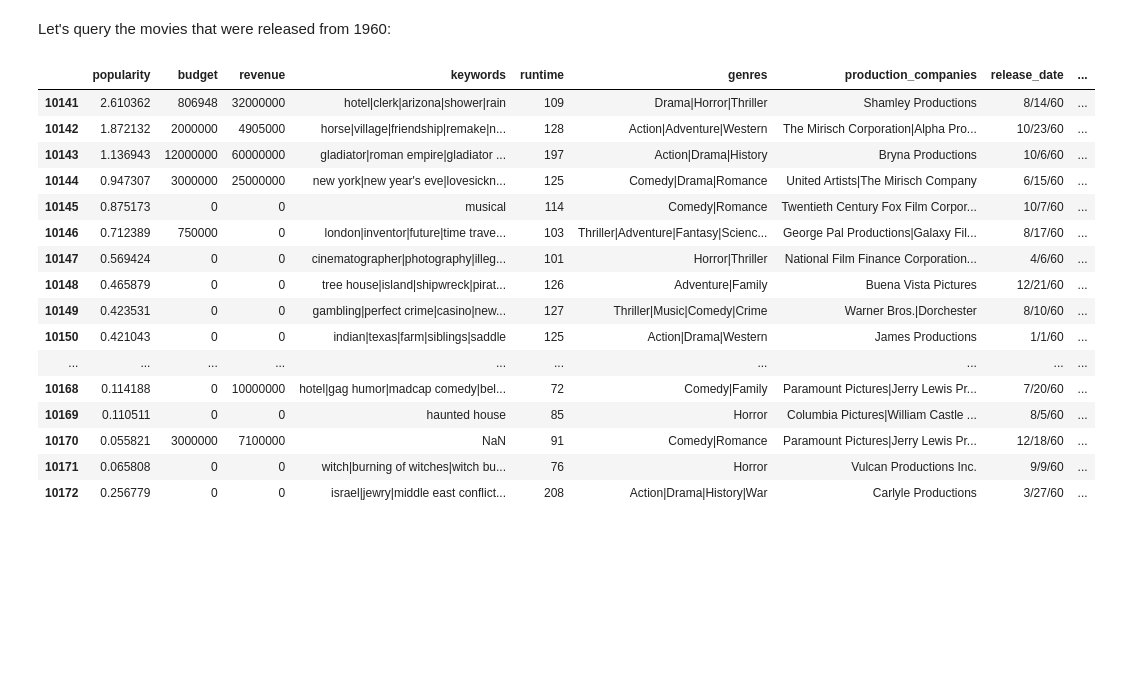
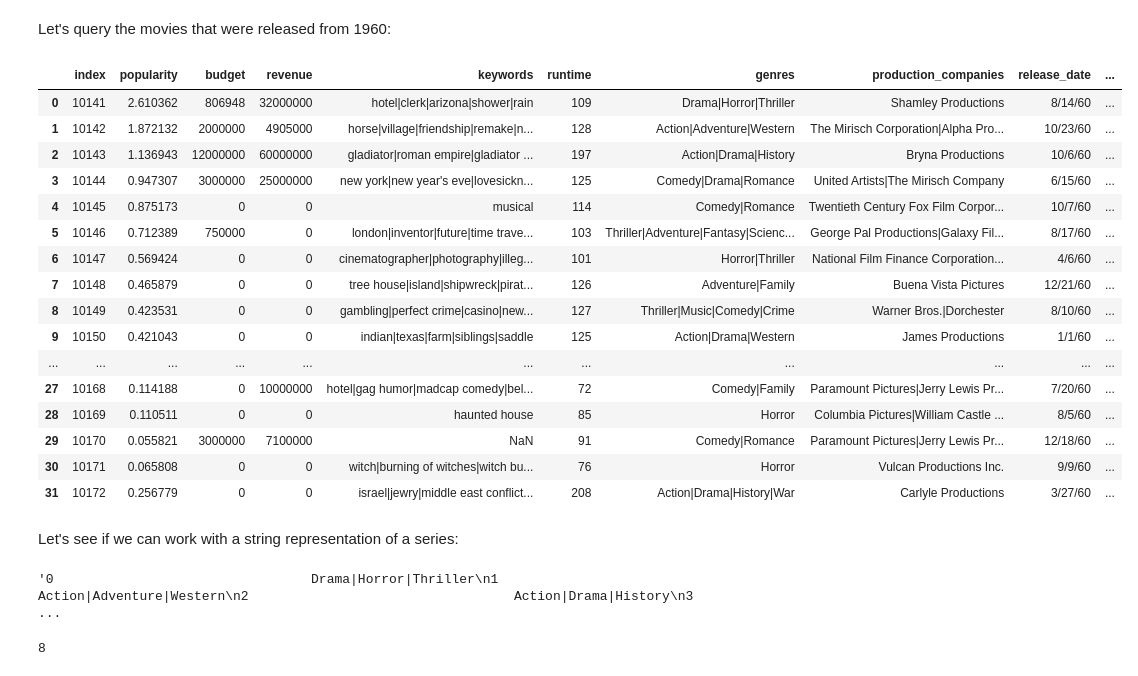
Before and after one commit to PSAB/Analyzing-movie-data, a Jupyter notebook: TMDB 5000 Movie Dataset Analysis.ipynb, the cells around one changed output. Cells and saved outputs as stored; diff of their text form; code cells hidden in the pictures; blank space fills up the shorter version.

```diff
--- a/TMDB 5000 Movie Dataset Analysis.ipynb
+++ b/TMDB 5000 Movie Dataset Analysis.ipynb
@@ -141,22 +152,35 @@ total_genres
 # %% [markdown]
 Let's query the movies that were released from 1960:
 # %%
-movie_df.query('release_year == 1960')
+df_1960 = movie_df.query('release_year == 1960')
+df_1960 = df_1960.reset_index()
+df_1960
 # %% [output]
-|  | popularity | budget | revenue | keywords | runtime | genres | production_companies | release_date | ... |
-| 10141 | 2.610362 | 806948 | 32000000 | hotel|clerk|arizona|shower|rain | 109 | Drama|Horror|Thriller | Shamley Productions | 8/14/60 | ... |
-| 10142 | 1.872132 | 2000000 | 4905000 | horse|village|friendship|remake|n... | 128 | Action|Adventure|Western | The Mirisch Corporation|Alpha Pro... | 10/23/60 | ... |
-| 10143 | 1.136943 | 12000000 | 60000000 | gladiator|roman empire|gladiator ... | 197 | Action|Drama|History | Bryna Productions | 10/6/60 | ... |
-| 10144 | 0.947307 | 3000000 | 25000000 | new york|new year's eve|lovesickn... | 125 | Comedy|Drama|Romance | United Artists|The Mirisch Company | 6/15/60 | ... |
-| 10145 | 0.875173 | 0 | 0 | musical | 114 | Comedy|Romance | Twentieth Century Fox Film Corpor... | 10/7/60 | ... |
-| 10146 | 0.712389 | 750000 | 0 | london|inventor|future|time trave... | 103 | Thriller|Adventure|Fantasy|Scienc... | George Pal Productions|Galaxy Fil... | 8/17/60 | ... |
-| 10147 | 0.569424 | 0 | 0 | cinematographer|photography|illeg... | 101 | Horror|Thriller | National Film Finance Corporation... | 4/6/60 | ... |
-| 10148 | 0.465879 | 0 | 0 | tree house|island|shipwreck|pirat... | 126 | Adventure|Family | Buena Vista Pictures | 12/21/60 | ... |
-| 10149 | 0.423531 | 0 | 0 | gambling|perfect crime|casino|new... | 127 | Thriller|Music|Comedy|Crime | Warner Bros.|Dorchester | 8/10/60 | ... |
-| 10150 | 0.421043 | 0 | 0 | indian|texas|farm|siblings|saddle | 125 | Action|Drama|Western | James Productions | 1/1/60 | ... |
-| ... | ... | ... | ... | ... | ... | ... | ... | ... | ... |
-| 10168 | 0.114188 | 0 | 10000000 | hotel|gag humor|madcap comedy|bel... | 72 | Comedy|Family | Paramount Pictures|Jerry Lewis Pr... | 7/20/60 | ... |
-| 10169 | 0.110511 | 0 | 0 | haunted house | 85 | Horror | Columbia Pictures|William Castle ... | 8/5/60 | ... |
-| 10170 | 0.055821 | 3000000 | 7100000 | NaN | 91 | Comedy|Romance | Paramount Pictures|Jerry Lewis Pr... | 12/18/60 | ... |
-| 10171 | 0.065808 | 0 | 0 | witch|burning of witches|witch bu... | 76 | Horror | Vulcan Productions Inc. | 9/9/60 | ... |
-| 10172 | 0.256779 | 0 | 0 | israel|jewry|middle east conflict... | 208 | Action|Drama|History|War | Carlyle Productions | 3/27/60 | ... |
+|  | index | popularity | budget | revenue | keywords | runtime | genres | production_companies | release_date | ... |
+| 0 | 10141 | 2.610362 | 806948 | 32000000 | hotel|clerk|arizona|shower|rain | 109 | Drama|Horror|Thriller | Shamley Productions | 8/14/60 | ... |
+| 1 | 10142 | 1.872132 | 2000000 | 4905000 | horse|village|friendship|remake|n... | 128 | Action|Adventure|Western | The Mirisch Corporation|Alpha Pro... | 10/23/60 | ... |
+| 2 | 10143 | 1.136943 | 12000000 | 60000000 | gladiator|roman empire|gladiator ... | 197 | Action|Drama|History | Bryna Productions | 10/6/60 | ... |
+| 3 | 10144 | 0.947307 | 3000000 | 25000000 | new york|new year's eve|lovesickn... | 125 | Comedy|Drama|Romance | United Artists|The Mirisch Company | 6/15/60 | ... |
+| 4 | 10145 | 0.875173 | 0 | 0 | musical | 114 | Comedy|Romance | Twentieth Century Fox Film Corpor... | 10/7/60 | ... |
+| 5 | 10146 | 0.712389 | 750000 | 0 | london|inventor|future|time trave... | 103 | Thriller|Adventure|Fantasy|Scienc... | George Pal Productions|Galaxy Fil... | 8/17/60 | ... |
+| 6 | 10147 | 0.569424 | 0 | 0 | cinematographer|photography|illeg... | 101 | Horror|Thriller | National Film Finance Corporation... | 4/6/60 | ... |
+| 7 | 10148 | 0.465879 | 0 | 0 | tree house|island|shipwreck|pirat... | 126 | Adventure|Family | Buena Vista Pictures | 12/21/60 | ... |
+| 8 | 10149 | 0.423531 | 0 | 0 | gambling|perfect crime|casino|new... | 127 | Thriller|Music|Comedy|Crime | Warner Bros.|Dorchester | 8/10/60 | ... |
+| 9 | 10150 | 0.421043 | 0 | 0 | indian|texas|farm|siblings|saddle | 125 | Action|Drama|Western | James Productions | 1/1/60 | ... |
+| ... | ... | ... | ... | ... | ... | ... | ... | ... | ... | ... |
+| 27 | 10168 | 0.114188 | 0 | 10000000 | hotel|gag humor|madcap comedy|bel... | 72 | Comedy|Family | Paramount Pictures|Jerry Lewis Pr... | 7/20/60 | ... |
+| 28 | 10169 | 0.110511 | 0 | 0 | haunted house | 85 | Horror | Columbia Pictures|William Castle ... | 8/5/60 | ... |
+| 29 | 10170 | 0.055821 | 3000000 | 7100000 | NaN | 91 | Comedy|Romance | Paramount Pictures|Jerry Lewis Pr... | 12/18/60 | ... |
+| 30 | 10171 | 0.065808 | 0 | 0 | witch|burning of witches|witch bu... | 76 | Horror | Vulcan Productions Inc. | 9/9/60 | ... |
+| 31 | 10172 | 0.256779 | 0 | 0 | israel|jewry|middle east conflict... | 208 | Action|Drama|History|War | Carlyle Productions | 3/27/60 | ... |
+# %% [markdown]
+Let's see if we can work with a string representation of a series:
+# %%
+genres_str = df_1960['genres'].to_string()
+genres_str
+# %% [output]
+'0                                 Drama|Horror|Thriller\n1                              Action|Adventure|Western\n2                                  Action|Drama|History\n3                            ...
+# %%
+genres_str.count('Action')
+# %% [output]
+8
```
Also changed, not shown: parts of 18 cells of this notebook.
